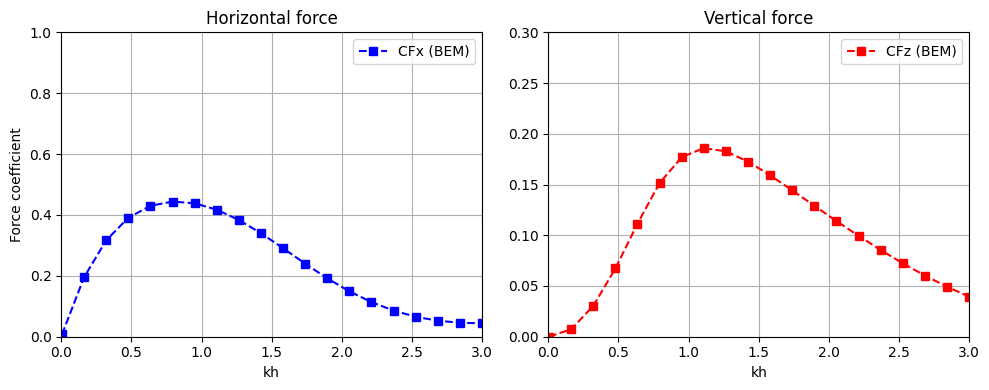
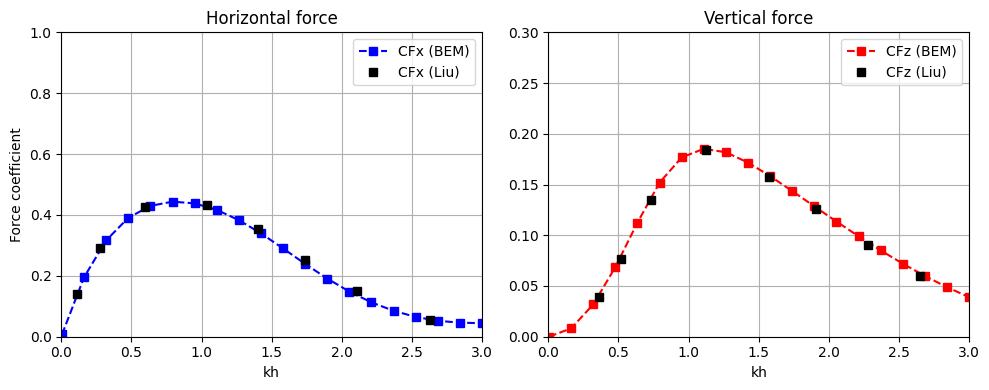
Code edit (unified diff) that turned the first committed figure into the second:
--- before
+++ after
@@ -1,3 +1,24 @@
 # Validation with: Analysis of wave interaction with submerged perforated semi-circular breakwaters through multipole method Yong Liu∗, Hua-Jun Li
+CFX_Liu = np.array([
+    [0.1089, 0.1404],
+    [0.2792, 0.2921],
+    [0.5953, 0.4275],
+    [1.0399, 0.4326],
+    [1.4013, 0.3532],
+    [1.7349, 0.2528],
+    [2.1079, 0.1510],
+    [2.6307, 0.0554]
+])
+
+CFZ_Liu = np.array([
+    [0.3577, 0.0387],
+    [0.5149, 0.0762],
+    [0.7303, 0.1347],
+    [1.1257, 0.1839],
+    [1.5757, 0.1577],
+    [1.9085, 0.1257],
+    [2.2787, 0.0904],
+    [2.6493, 0.0594]
+])
 
 plt.figure(100)
@@ -13,4 +34,5 @@
 # --- Horizontal force ---
 ax1.plot(kh, CFX, 'b--s', label='CFx (BEM)')
+ax1.plot(CFX_Liu[:,0], CFX_Liu[:,1], 'ks', label='CFx (Liu)')
 ax1.set_xlim([0,3])
 ax1.set_ylim([0,1.0])
@@ -23,4 +45,5 @@
 # --- Vertical force ---
 ax2.plot(kh, CFZ, 'r--s', label='CFz (BEM)')
+ax2.plot(CFZ_Liu[:,0], CFZ_Liu[:,1], 'ks', label='CFz (Liu)')
 ax2.set_xlim([0,3])
 ax2.set_ylim([0,0.30])

Commit: Cases updated